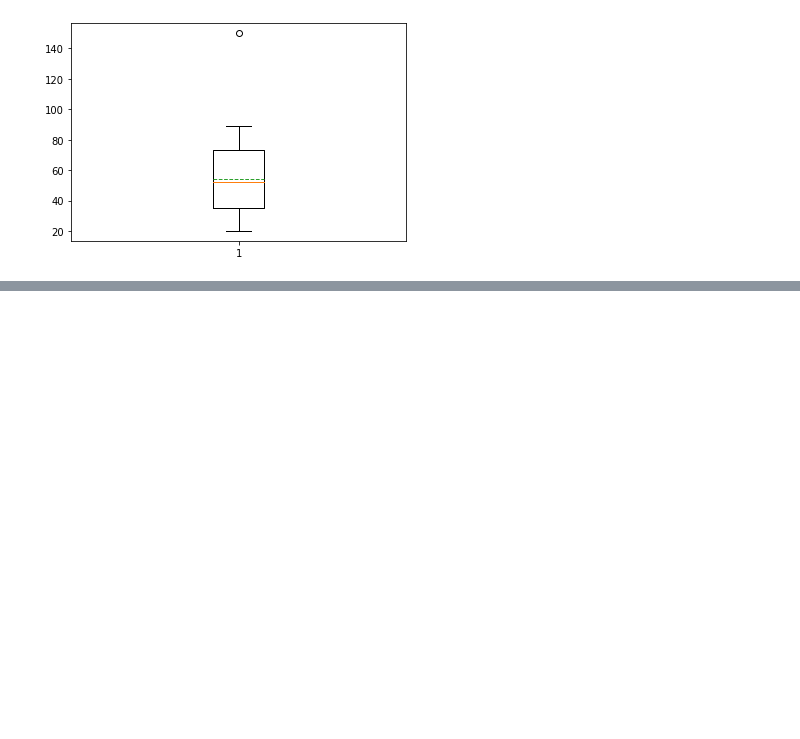
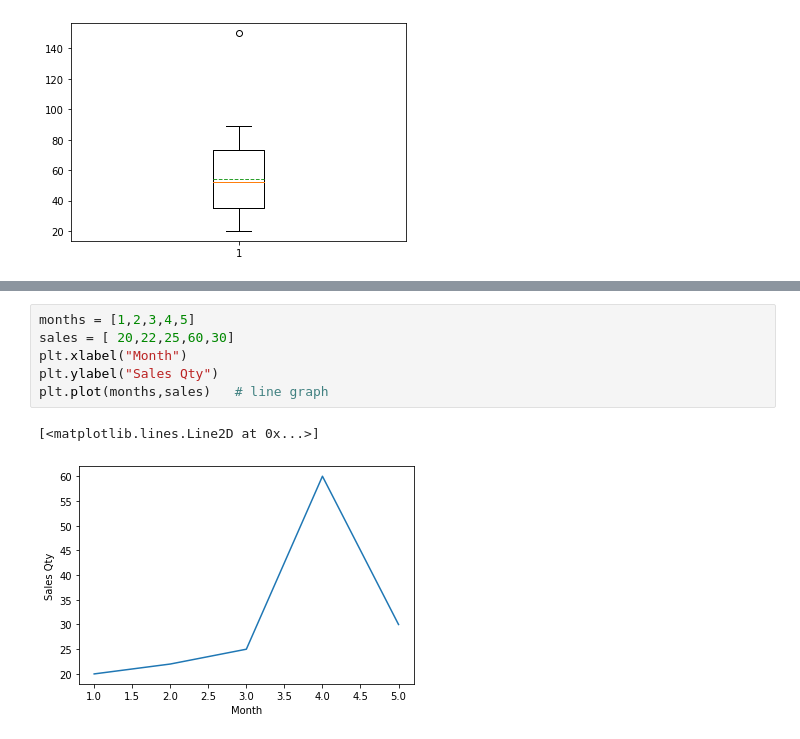
Before and after one commit to srikanthpragada/DS_11_NOV_2019, a Jupyter notebook: stats.ipynb, the cells around one changed output, grey strips where cells are left out. Cells and saved outputs as stored; diff of their text form; blank space fills up the shorter version.

```diff
--- a/stats.ipynb
+++ b/stats.ipynb
@@ -110,0 +166,9 @@ plt.boxplot(ages, showmeans=True, meanline=True)
+# %%
+months = [1,2,3,4,5]
+sales = [ 20,22,25,60,30]
+plt.xlabel("Month")
+plt.ylabel("Sales Qty")
+plt.plot(months,sales)   # line graph
+# %% [output]
+[<matplotlib.lines.Line2D at 0x...>]
+[figure, added]
```
Also changed, not shown: parts of 11 cells of this notebook.
